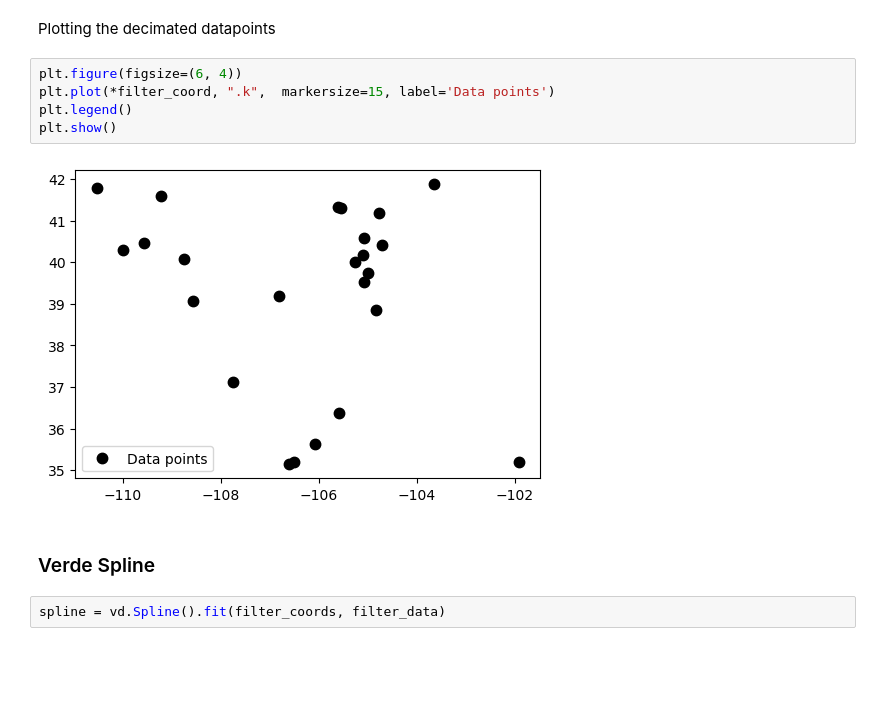
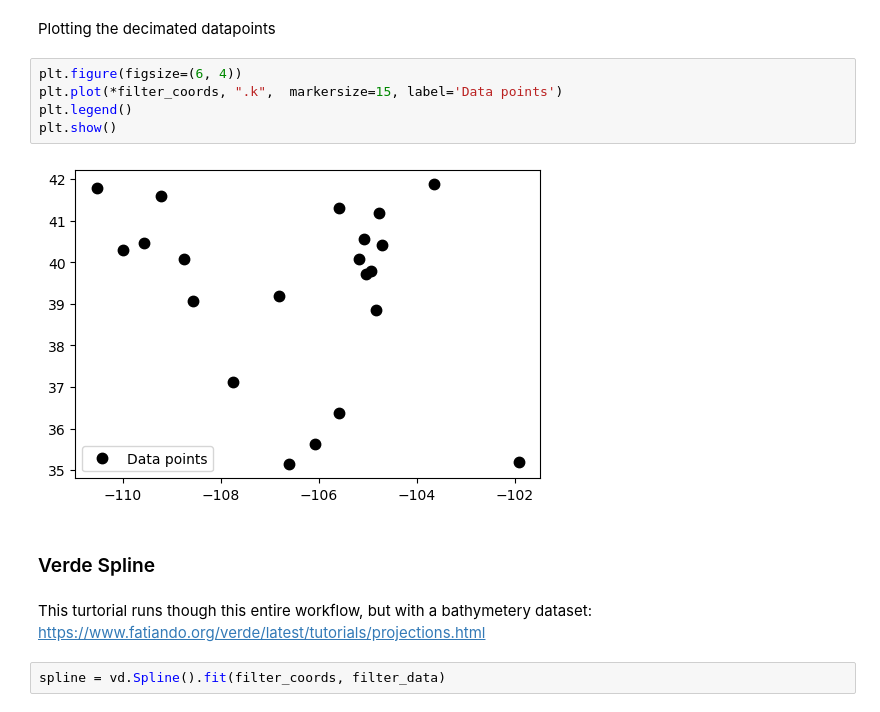
Before and after one commit to ThomasMGeo/grid_explore, a Jupyter notebook: verde_intro.ipynb, the cells around one changed output. Cells and saved outputs as stored; diff of their text form; blank space fills up the shorter version.

```diff
--- a/verde_intro.ipynb
+++ b/verde_intro.ipynb
@@ -171,13 +169,15 @@ True
 Plotting the decimated datapoints
 # %%
 plt.figure(figsize=(6, 4))
-plt.plot(*filter_coord, ".k",  markersize=15, label='Data points')
+plt.plot(*filter_coords, ".k",  markersize=15, label='Data points')
 plt.legend()
 plt.show()
 # %% [output]
-[figure, old version]
+[figure, new version]
 # %% [markdown]
 ### Verde Spline
+# %% [markdown]
+This turtorial runs though this entire workflow, but with a bathymetery dataset: https://www.fatiando.org/verde/latest/tutorials/projections.html
 # %%
 spline = vd.Spline().fit(filter_coords, filter_data)
 # %%
```
Also changed, not shown: parts of 12 cells of this notebook.
